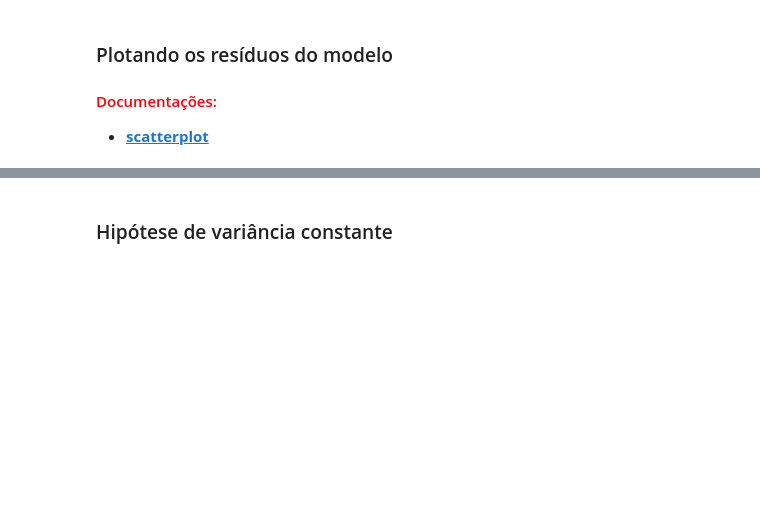
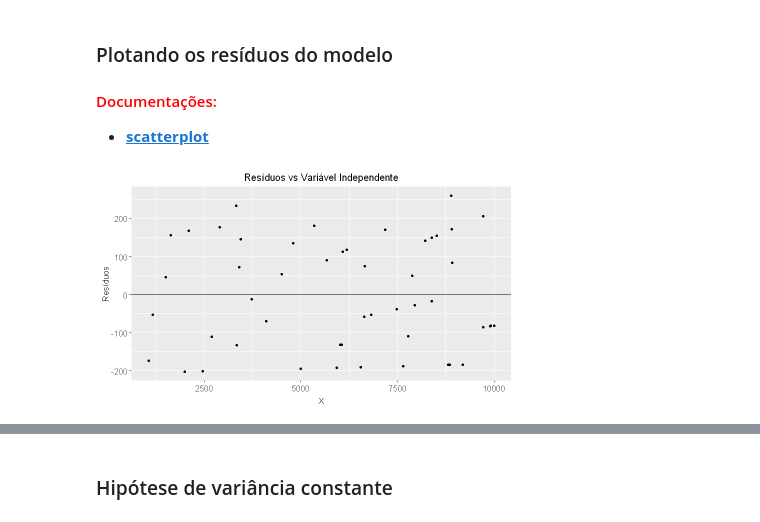
Before and after one commit to Jeidsan/estatistica-com-r, a Jupyter notebook: 4. Estatística com R - correlação e regressão/2. Aula.ipynb, the cells around one changed output, grey strips where cells are left out. Saved outputs shown, nothing was run; the diff lists cells and outputs as text; code cells hidden in the pictures; blank space fills up the shorter version.

```diff
--- a/4. Estatística com R - correlação e regressão/2. Aula.ipynb
+++ b/4. Estatística com R - correlação e regressão/2. Aula.ipynb
@@ -773,0 +923,3 @@ Em outras palavras, $\hat{u}_i$ é o erro obtido ao se utilizar a equação de r
+# %%
+dataset['Residuos'] <- resultado_regressao$residuals
+head(dataset)
@@ -774,3 +936,3 @@ Em outras palavras, $\hat{u}_i$ é o erro obtido ao se utilizar a equação de r
 # %%
-dataset['u'] <-
+dataset$u <- NULL
 head(dataset)
@@ -777,6 +948,0 @@ head(dataset)
-# %%
-dataset['Residuos'] <-
-head(dataset)
-# %%
-dataset$u <-
-head(dataset)
@@ -795,17 +965,19 @@ head(dataset)
 
 - [**scatterplot**](https://seaborn.pydata.org/generated/seaborn.scatterplot.html)
 # %%
-ggplot(data = *, aes(x = *, y = *) +
+ggplot(data = dataset, aes(x = X, y = Residuos)) +
     geom_hline(yintercept = 0, color = 'black') +
     geom_point(size = 1.5, stroke = 0) +
     xlab("X") +
     ylab("Resíduos") +
     ggtitle('Resíduos vs Variável Independente') +
     theme(
         plot.title=element_text(size = 12, hjust = 0.5),
         axis.title.y=element_text(size = 10, vjust = +0.2),
         axis.title.x=element_text(size = 10, vjust = -0.2),
         axis.text.y=element_text(size = 10),
-        axis.text.x=element_text(size = 10),
+        axis.text.x=element_text(size = 10)
     )
+# %% [output]
+[figure, added]
 # %%
```
Also changed, not shown: parts of 85 cells of this notebook.
